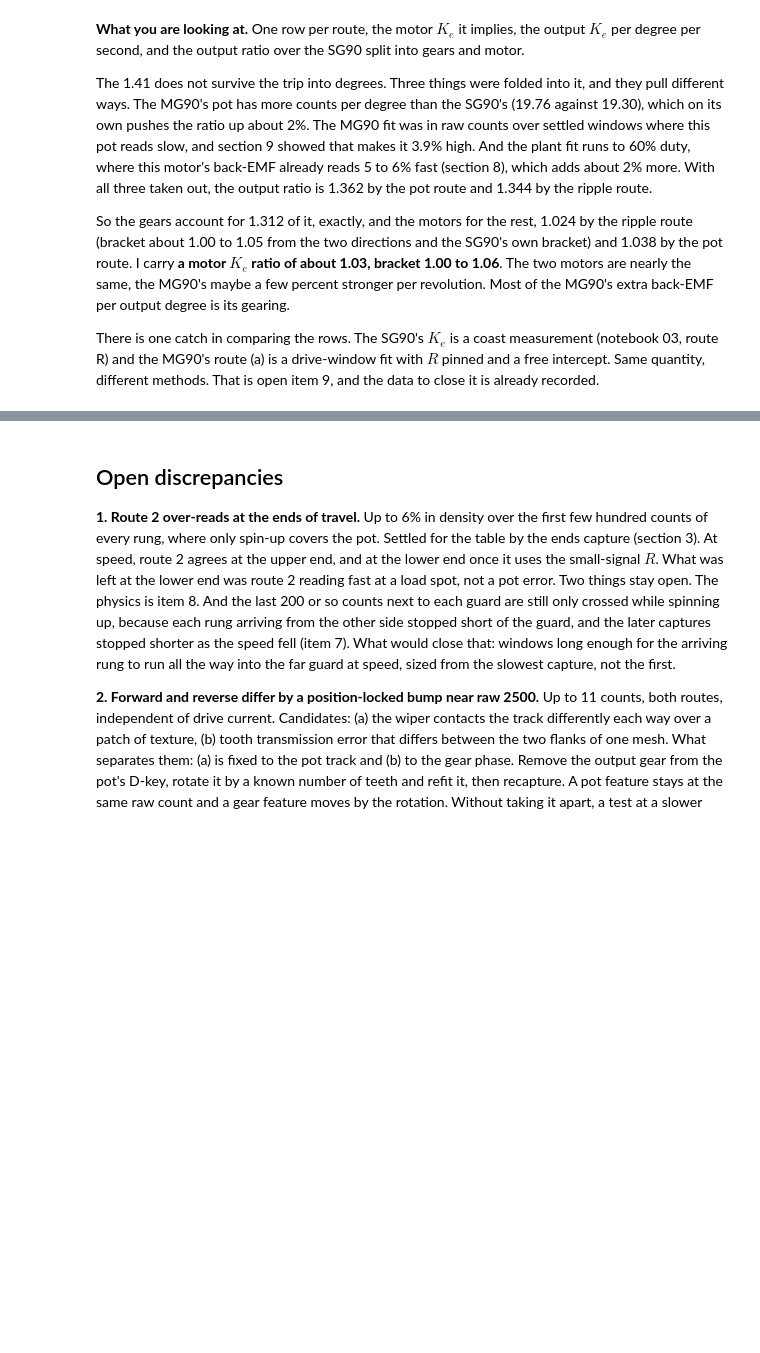
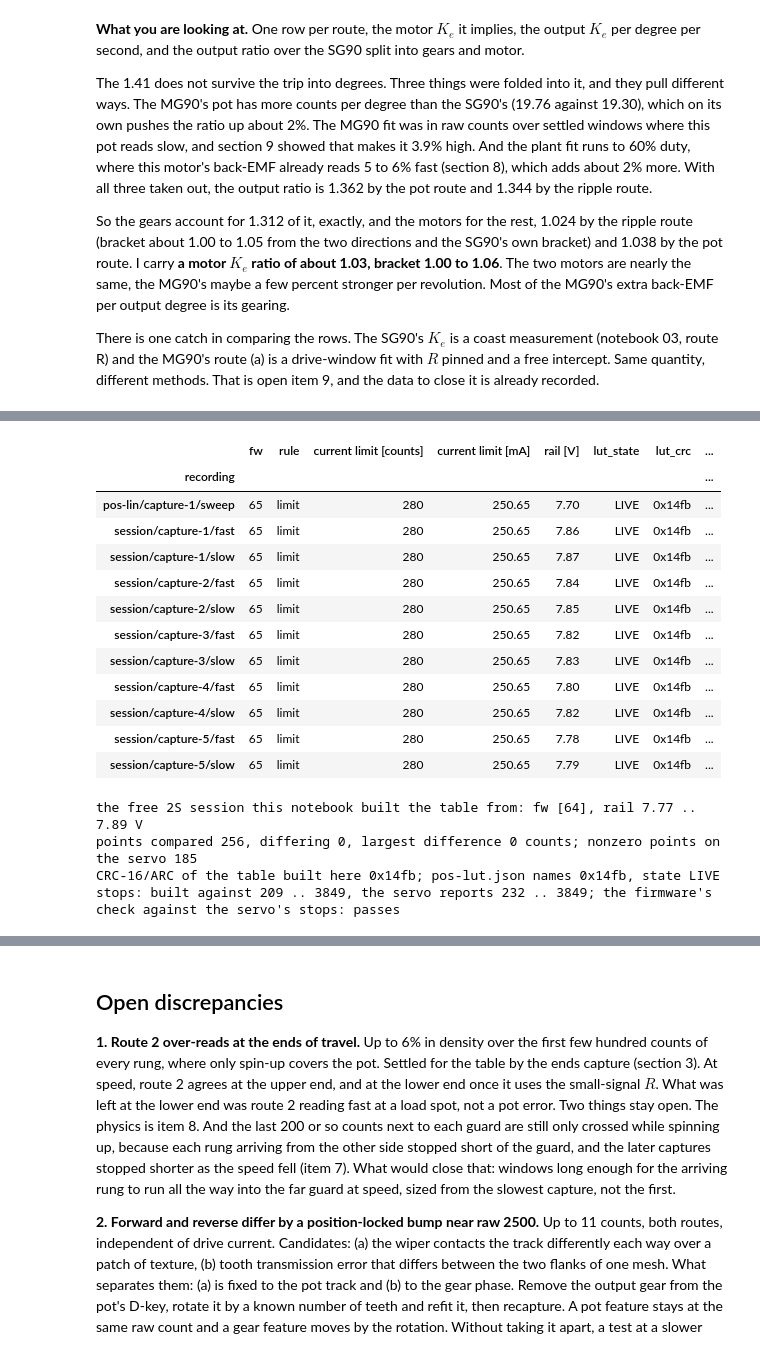
Before and after one commit to OpenServoCore/open-servo-core, a Jupyter notebook: notebooks/09-pot-linearization.ipynb, the cells around one changed output, grey strips where cells are left out. Cells and saved outputs as stored; diff of their text form; code cells hidden in the pictures; blank space fills up the shorter version.

```diff
--- a/notebooks/09-pot-linearization.ipynb
+++ b/notebooks/09-pot-linearization.ipynb
@@ -2988,0 +2994,54 @@ What to compare, with the pass line for each.
+# %%
+# The confirmation dataset: the same servo on 2S, captured under the servo's open-loop
+# current limit with the position table live. The session read the table back from the
+# servo and wrote it into the dataset root as pos-lut.json, in the osc lut write form.
+import json
+
+ds_lim = oscnb.datasets.load("mg90-a__2s__limit")
+SERVO_LUT = poslut.GridLut.from_json(json.dumps(ds_lim.pos_lut))
+d_pts = SERVO_LUT.corr[:poslut.INTERVALS] - GRID_LUT.corr[:poslut.INTERVALS]   # the stored points; the last is fixed 0
+
+def crc16_arc(b):
+    # the checksum osc names a table by (lut_crc): CRC-16/ARC over the stored points, i16 little-endian
+    c = 0
+    for x in b:
+        c ^= x
+        for _ in range(8):
+            c = (c >> 1) ^ 0xA001 if c & 1 else c >> 1
+    return c
+
+crc_here = crc16_arc(GRID_LUT.corr[:poslut.INTERVALS].astype("<i2").tobytes())
+recs = [r for e in ds_lim.experiments for c in ds_lim.captures(e) for r in ds_lim.recordings(e, c)]
+display(pd.DataFrame([{"recording": f"{r.experiment}/{r.capture}/{r.name}", "fw": r.meta["fw"], "rule": r.rule,
+                       "current limit [counts]": r.meta["drive"]["current_limit_counts"],
+                       "current limit [mA]": r.meta["drive"]["current_limit_counts"] * board.a_per_count * 1e3,
+                       "rail [V]": board.rail_from_vbus_counts(r.meta["vbus_counts"]),
+                       "lut_state": r.meta["plant"]["lut_state"], "lut_crc": r.meta["plant"]["lut_crc"],
+                       "plant stamp": r.meta["plant"]["stamp_verdict"]} for r in recs]).set_index("recording").round(2))
+print(f"the free 2S session this notebook built the table from: fw {sorted({r.meta['fw'] for c in complete(ds) for r in ds.recordings('session', c)})}, "
+      f"rail {min(rail(ds, 'session', c) for c in complete(ds)):.2f} .. {max(rail(ds, 'session', c) for c in complete(ds)):.2f} V")
+print(f"points compared {len(d_pts)}, differing {np.count_nonzero(d_pts)}, largest difference {np.abs(d_pts).max()} counts; "
+      f"nonzero points on the servo {np.count_nonzero(SERVO_LUT.corr)}")
+print(f"CRC-16/ARC of the table built here {crc_here:#06x}; pos-lut.json names {ds_lim.pos_lut['lut_crc']}, "
+      f"state {ds_lim.pos_lut['lut_state']}")
+lo_s, hi_s = ds_lim.pos_lut["raw_min"], ds_lim.pos_lut["raw_max"]
+print(f"stops: built against {RAW_MIN} .. {RAW_MAX}, the servo reports {lo_s} .. {hi_s}; "
+      f"the firmware's check against the servo's stops: {SERVO_LUT.validate(lo_s, hi_s) or 'passes'}")
+# %% [output]
+|  | fw | rule | current limit [counts] | current limit [mA] | rail [V] | lut_state | lut_crc | ... |
+| recording |  |  |  |  |  |  |  | ... |
+| pos-lin/capture-1/sweep | 65 | limit | 280 | 250.65 | 7.70 | LIVE | 0x14fb | ... |
+| session/capture-1/fast | 65 | limit | 280 | 250.65 | 7.86 | LIVE | 0x14fb | ... |
+| session/capture-1/slow | 65 | limit | 280 | 250.65 | 7.87 | LIVE | 0x14fb | ... |
+| session/capture-2/fast | 65 | limit | 280 | 250.65 | 7.84 | LIVE | 0x14fb | ... |
+| session/capture-2/slow | 65 | limit | 280 | 250.65 | 7.85 | LIVE | 0x14fb | ... |
+| session/capture-3/fast | 65 | limit | 280 | 250.65 | 7.82 | LIVE | 0x14fb | ... |
+| session/capture-3/slow | 65 | limit | 280 | 250.65 | 7.83 | LIVE | 0x14fb | ... |
+| session/capture-4/fast | 65 | limit | 280 | 250.65 | 7.80 | LIVE | 0x14fb | ... |
+| session/capture-4/slow | 65 | limit | 280 | 250.65 | 7.82 | LIVE | 0x14fb | ... |
+| session/capture-5/fast | 65 | limit | 280 | 250.65 | 7.78 | LIVE | 0x14fb | ... |
+| session/capture-5/slow | 65 | limit | 280 | 250.65 | 7.79 | LIVE | 0x14fb | ... |
+the free 2S session this notebook built the table from: fw [64], rail 7.77 .. 7.89 V
+points compared 256, differing 0, largest difference 0 counts; nonzero points on the servo 185
+CRC-16/ARC of the table built here 0x14fb; pos-lut.json names 0x14fb, state LIVE
+stops: built against 209 .. 3849, the servo reports 232 .. 3849; the firmware's check against the servo's stops: passes
```
Also changed, not shown: parts of 18 cells of this notebook.
